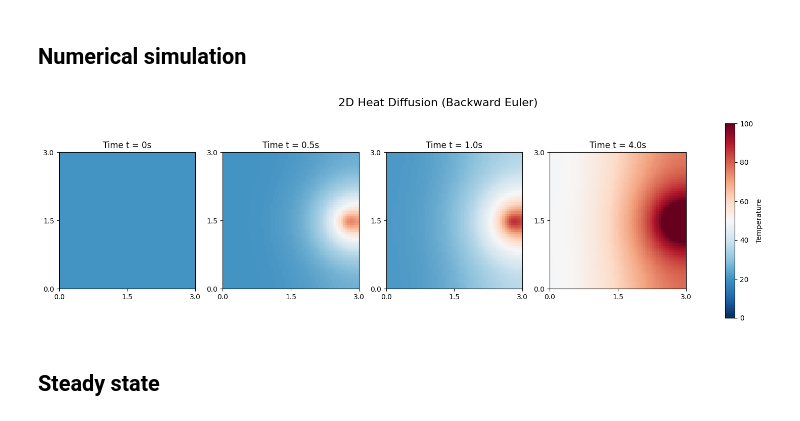
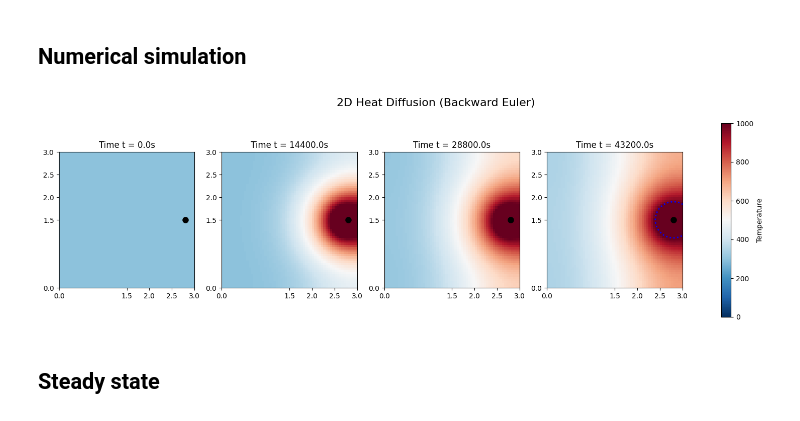
Before and after one commit to tusm06/MATH461_Unit03, a Jupyter notebook: main.ipynb, the cells around one changed output. Saved outputs shown, nothing was run; the diff lists cells and outputs as text; code cells hidden in the pictures.

Commit message:
Add plottings

```diff
--- a/main.ipynb
+++ b/main.ipynb
@@ -28,7 +29,8 @@ sd = 0.1
 J = 60
 h = 3.0 / J
 s = np.linspace(h, 3.0, J)
-k = 0.1 * h
+# k = 0.1 * h
+k = 5
 xx, yy = np.meshgrid(s, s)
 x = xx.flatten()
 y = yy.flatten()
@@ -37,8 +39,8 @@ y = yy.flatten()
 u = np.full((J*J,), T_a)
 
 # Source term
-# source = ((gamma/z) / (np.sqrt(2*np.pi)*sd)) * np.exp(-((x-2.8)**2 + (y-1.5)**2) / (2*sd**2))
-source = gamma * np.exp(-((xx - 2.8)**2 + (yy - 1.5)**2) / (2 * sd**2))
+source = ((gamma/z) / (np.sqrt(2*np.pi)*sd)) * np.exp(-((xx-2.8)**2 + (yy-1.5)**2) / (2*sd**2))
+# source = gamma * np.exp(-((xx - 2.8)**2 + (yy - 1.5)**2) / (2 * sd**2))
 source = source.flatten()
 # %%
 ### The following code is adapted and modified from the original MATLAB code provided by Professor Colin Macdonald in MATH 405 in UBC. ###
@@ -47,10 +49,10 @@ source = source.flatten()
 N = len(s)
 e = np.ones(N)
 L1d = sparse.spdiags([e, -2*e, e], [-1, 0, 1], N, N).tocsr()
-L1d[0, 0] = -1
-L1d[0, 1] = 1
-L1d[-1, -1] = -1
-L1d[-1, -2] = 1
+L1d[0, 0] = -2
+L1d[0, 1] = 2
+L1d[-1, -1] = -2
+L1d[-1, -2] = 2
 L1d = (1 / h**2) * L1d
 I1d = sparse.eye(N)
 
@@ -62,7 +64,7 @@ A = I - k*alpha*L + k*beta*I
 ### The following code is adapted and modified from the original MATLAB code provided by Professor Colin Macdonald in MATH 405 in UBC. ###
 
 # Time-stepping
-Tf = 4
+Tf = 43200
 numsteps = int(np.ceil(Tf / k))
 t = 0
 # %%
@@ -70,7 +72,8 @@ t = 0
 
 # Times we want to capture
 # target_times = [0, 0.002, 0.0033, 0.01]
-target_times = [0, 0.5, 1.0, 4.0]
+# target_times = [0, 0.5, 1.0, 50.0]
+target_times = np.linspace(0, Tf, 4)
 
 snapshots = {}
 
@@ -82,25 +85,35 @@ for n in range(numsteps + 1):
     if n < numsteps:
         b = u + k*source
         u = linalg.spsolve(A, b)
+
+        # Make sure the heat does not exceed 1000
+        u = np.clip(u, 20, 1000)
+
         t += k
 # %%
 ### The following code is adapted and modified from the original MATLAB code provided by Professor Colin Macdonald in MATH 405 in UBC. ###
 
 # Plotting with Blue-Red Colormap
 fig, axes = plt.subplots(1, 4, figsize=(20, 5))
 
 for i, target in enumerate(target_times):
-    # 'RdBu_r' goes from Blue (low) to Red (high)
-    im = axes[i].imshow(snapshots[target], extent=[0, 3, 0, 3], origin='lower', cmap='RdBu_r', vmin=0, vmax=100)
+    im = axes[i].imshow(snapshots[target], extent=[0, 3, 0, 3], origin='lower', cmap='RdBu_r', vmin=0, vmax=1000)
+    axes[i].plot(2.8, 1.5, 'ko', markersize=8)
     axes[i].set_title(f'Time t = {target}s')
-    axes[i].set_xticks([0, 1.5, 3])
-    axes[i].set_yticks([0, 1.5, 3])
+    axes[i].set_xticks([0, 1.5, 2, 2.5, 3])
+    axes[i].set_yticks([0, 1.5, 2, 2.5, 3])
 
 fig.colorbar(im, ax=axes.ravel().tolist(), label='Temperature')
 plt.suptitle('2D Heat Diffusion (Backward Euler)', fontsize=16)
+theta = np.linspace(0, 2*np.pi, 100)
+x_circle_1 = 2.8 + 0.4 * np.cos(theta)
+y_circle_1 = 1.5 + 0.4 * np.sin(theta)
+plt.plot(x_circle_1, y_circle_1, color='blue', linestyle=':', linewidth=2, label='Target')
+plt.xlim(0, 3)
+plt.ylim(0, 3)
 plt.show()
 # %% [output]
-[figure, old version]
+[figure, new version]
 # %% [markdown]
 ## Steady state
 # %% [markdown]
```
Also changed, not shown: parts of 1 cell of this notebook.
